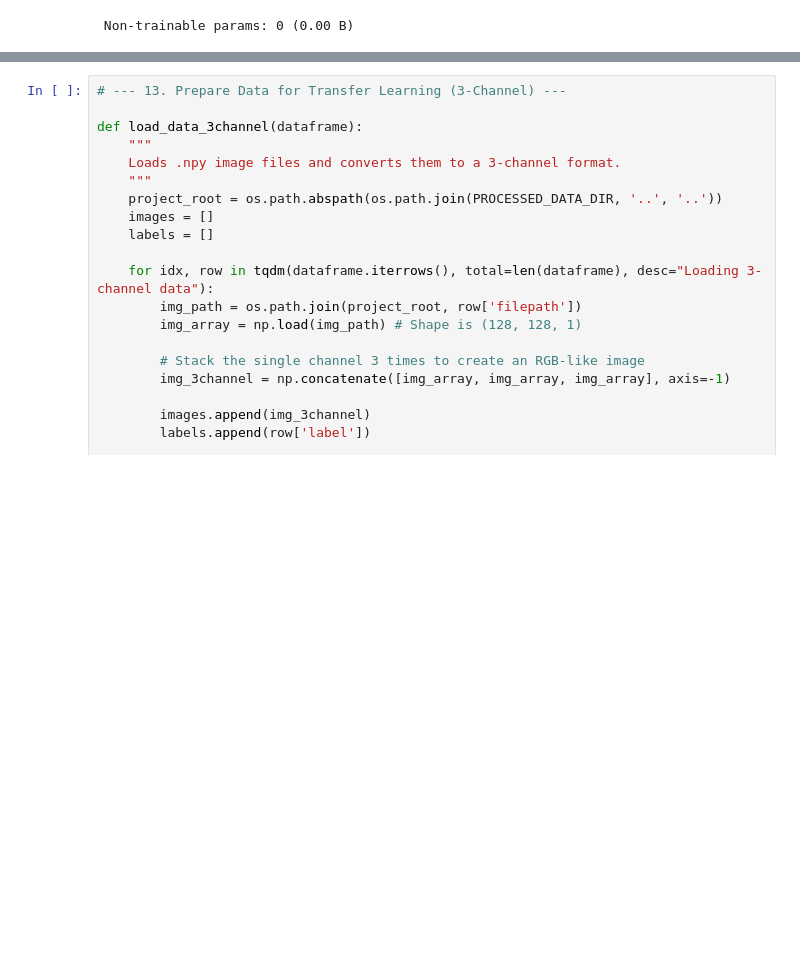
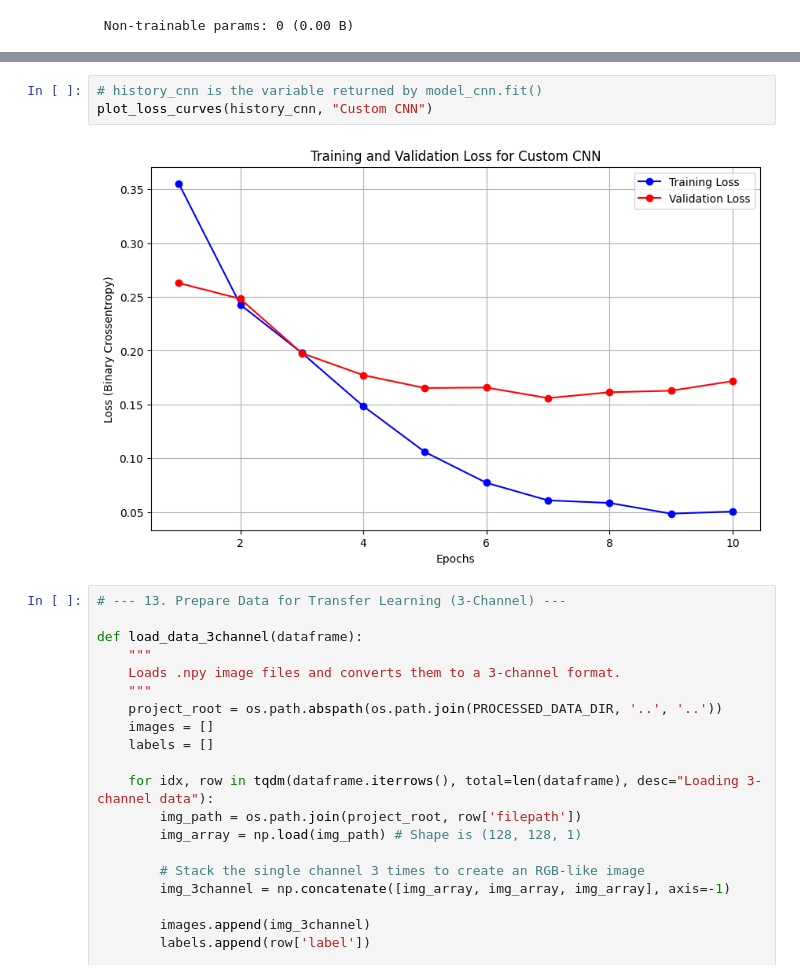
Before and after one commit to khadkadiwakar/Intercranial-Hemorrhage-Detection-, a Jupyter notebook: notebooks/2.0-model-prototyping.ipynb, the cells around one changed output, grey strips where cells are left out. Cells and saved outputs as stored; diff of their text form; blank space fills up the shorter version.

```diff
--- a/notebooks/2.0-model-prototyping.ipynb
+++ b/notebooks/2.0-model-prototyping.ipynb
@@ -389,3 +419,8 @@ Confusion Matrix (CNN):
+# %%
+# history_cnn is the variable returned by model_cnn.fit()
+plot_loss_curves(history_cnn, "Custom CNN")
+# %% [output]
+[figure, added]
 # %%
 # --- 13. Prepare Data for Transfer Learning (3-Channel) ---
 
```
Also changed, not shown: parts of 16 cells of this notebook, 1 other file.
